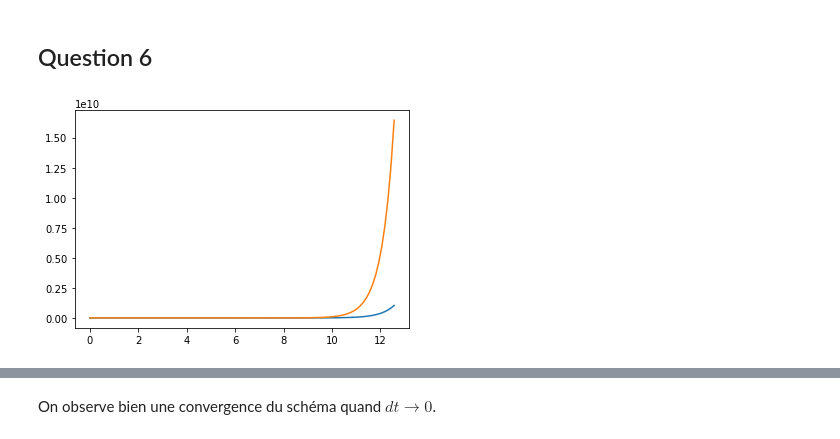
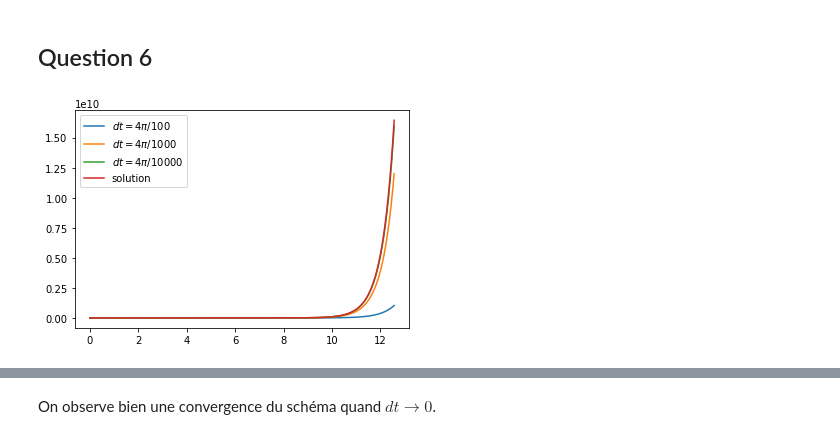
Before and after one commit to MaximeSTUDTER/equadiff, a Jupyter notebook: projet-equadiff.ipynb, the cells around one changed output, grey strips where cells are left out. Drawn from its saved outputs; the diff is of its cells as text; code cells hidden in the pictures.

```diff
--- a/projet-equadiff.ipynb
+++ b/projet-equadiff.ipynb
@@ -118,11 +118,16 @@ def sol(t):
     return 1/5 * (exp(2*t) - 2*sin(t) - cos(t))
 # %%
 T_e, X_e = solve_euler_explicit(f, 0, 4*pi/100, 0, 4*pi)
-T_r = np.linspace(0, 4*pi, 100)
-X_r = np.vectorize(sol)(T_r)
+T_e1, X_e1 = solve_euler_explicit(f, 0, 4*pi/1000, 0, 4*pi)
+T_e2, X_e2 = solve_euler_explicit(f, 0, 4*pi/10000, 0, 4*pi)
+T_r2 = np.linspace(0, 4*pi, 10000)
+X_r2 = np.vectorize(sol)(T_r2)
 
-plt.plot(T_e, X_e)
-plt.plot(T_r, X_r)
-plt.show()
+
+plt.plot(T_e, X_e, label='$dt = 4 \pi / 100}$')
+plt.plot(T_e1, X_e1, label='$dt = 4 \pi / 1000}$')
+plt.plot(T_e2, X_e2, label='$dt = 4 \pi / 10000}$')
+plt.plot(T_r2, X_r2, label='solution')
+plt.legend();
 # %% [output]
-[figure, old version]
+[figure, new version]
```
Also changed, not shown: parts of 2 cells of this notebook.
